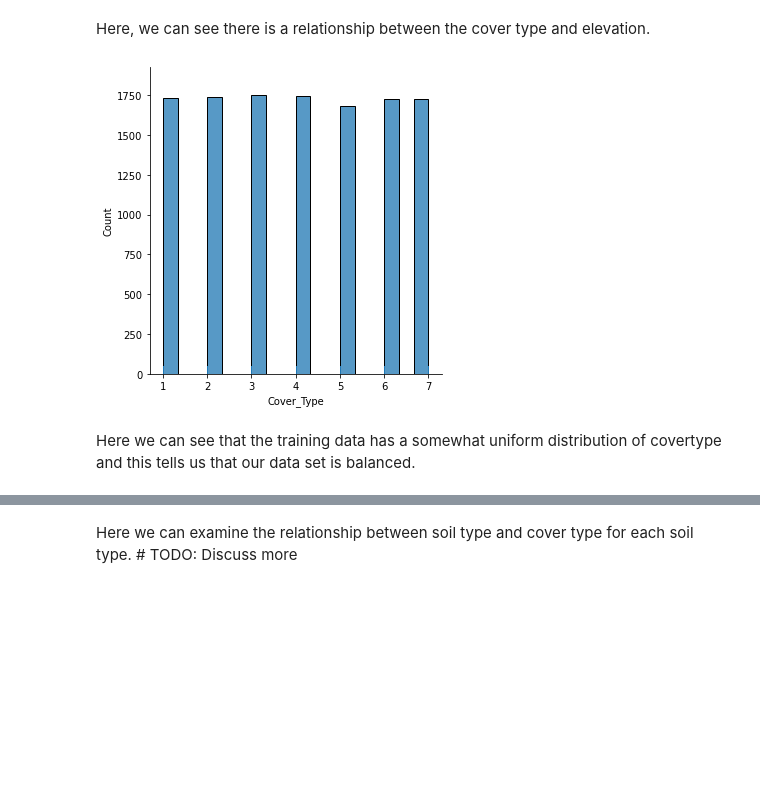
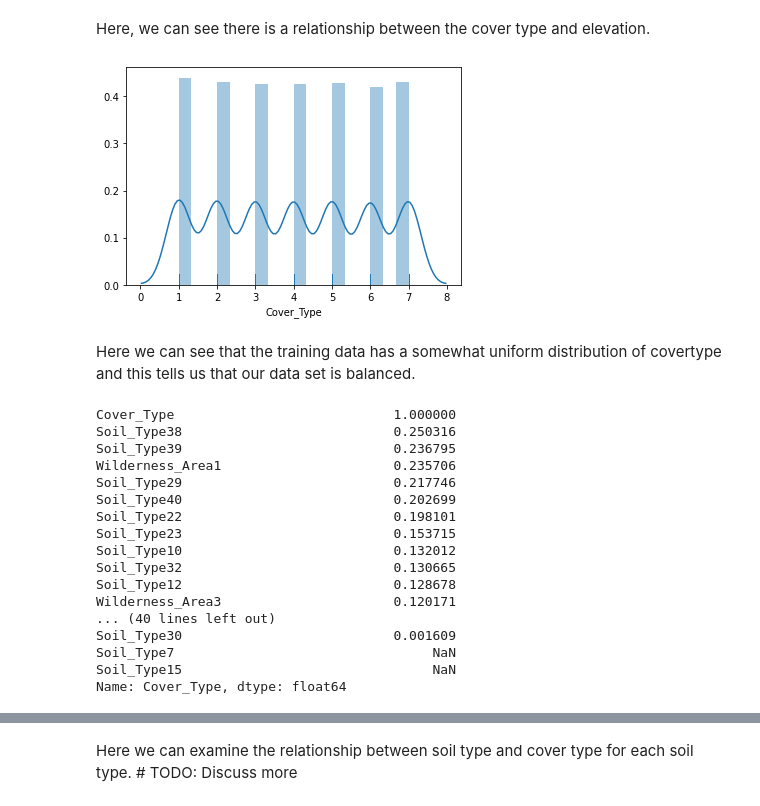
Before and after one commit to justinetaylor/mids-w207-final-project, a Jupyter notebook: clear-cut-solution.ipynb, the cells around one changed output, grey strips where cells are left out. Saved outputs shown, nothing was run; the diff lists cells and outputs as text; code cells hidden in the pictures; blank space fills up the shorter version.

```diff
--- a/clear-cut-solution.ipynb
+++ b/clear-cut-solution.ipynb
@@ -98,9 +97,9 @@ plt.show()
 # %% [markdown]
 Here, we can see there is a relationship between the cover type and elevation.
 # %%
-sns.displot(training_data['Cover_Type'],rug=True)
+sns.distplot(training_data['Cover_Type'],rug=True)
 plt.show()
 # %% [output]
-[figure, old version]
+[figure, new version]
 # %% [markdown]
 Here we can see that the training data has a somewhat uniform distribution of covertype and this tells us that our data set is balanced.
@@ -107 +111,24 @@ Here we can see that the training data has a somewhat uniform distribution of co
+# %%
+# Explore correlations between features
+train_corr=training_data.corr()
+# Rank correlations with "cover type"
+train_corr['Cover_Type'].abs().sort_values(ascending=False)
+# %% [output]
+Cover_Type                            1.000000
+Soil_Type38                           0.250316
+Soil_Type39                           0.236795
+Wilderness_Area1                      0.235706
+Soil_Type29                           0.217746
+Soil_Type40                           0.202699
+Soil_Type22                           0.198101
+Soil_Type23                           0.153715
+Soil_Type10                           0.132012
+Soil_Type32                           0.130665
+Soil_Type12                           0.128678
+Wilderness_Area3                      0.120171
+... (40 lines left out)
+Soil_Type30                           0.001609
+Soil_Type7                                 NaN
+Soil_Type15                                NaN
+Name: Cover_Type, dtype: float64
 # %%
```
Also changed, not shown: parts of 26 cells of this notebook.
